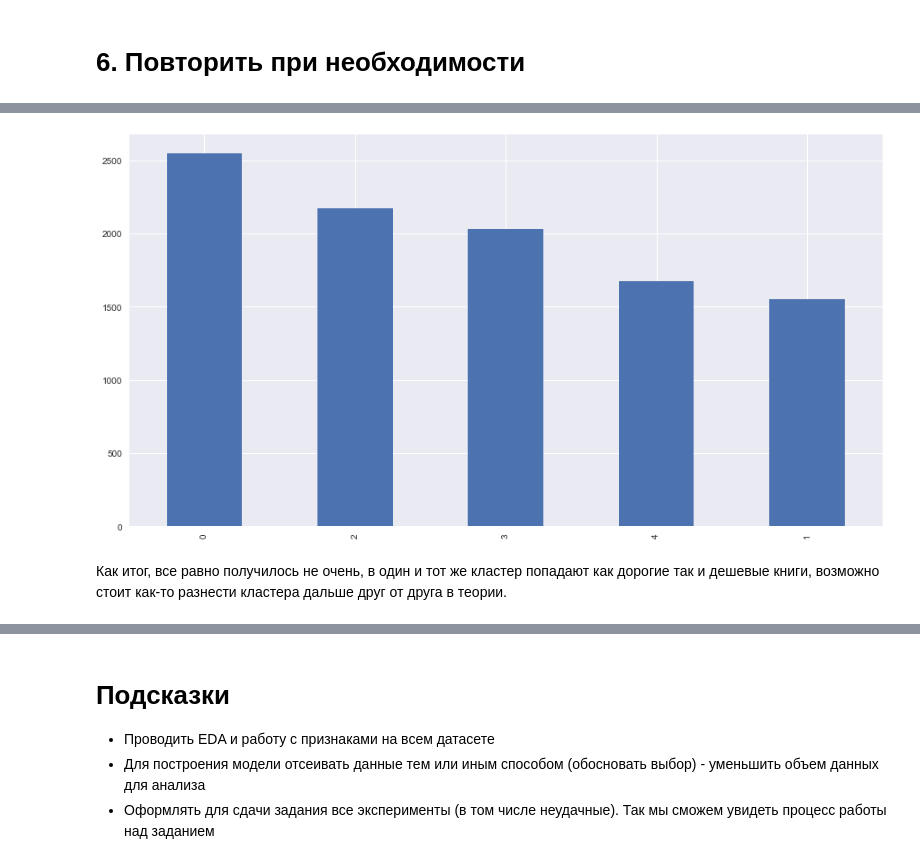
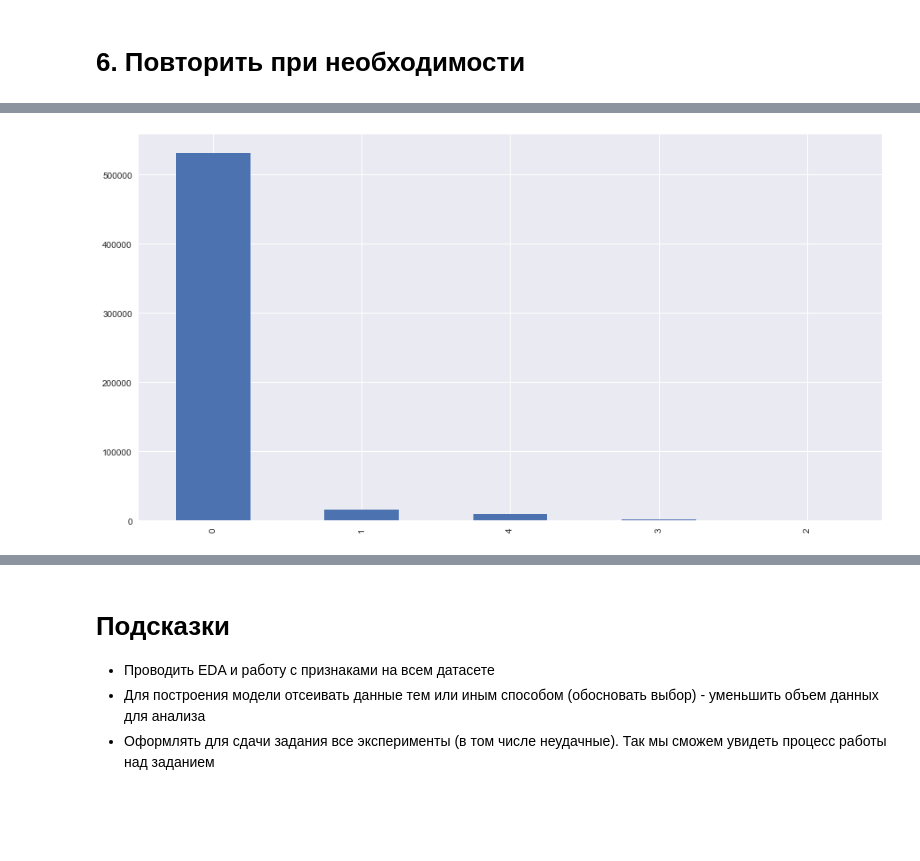
Before and after one commit to AndrewLrrr/otus-big-data, a Jupyter notebook: hw6/homework_dimred.ipynb, the cells around one changed output, grey strips where cells are left out. Drawn from its saved outputs; the diff is of its cells as text; code cells hidden in the pictures; blank space fills up the shorter version.

```diff
--- a/hw6/homework_dimred.ipynb
+++ b/hw6/homework_dimred.ipynb
@@ -492,8 +333,8 @@ plt.plot(range(2, 10), silhs);
 # %%
-n_clusters = 3
+n_clusters = 4
 kmeans = KMeans(init='k-means++', n_clusters=n_clusters)
-kmeans.fit(X)
-clusters = kmeans.predict(X)
+kmeans.fit(X_prod)
+clusters = kmeans.predict(X_prod)
 # %%
 clusters.shape
 # %% [output]
@@ -502,4 +343,4 @@ clusters.shape
 # 5. Проанализировать результат
 получилось или нет, почему, что можно улучшить, можно ли интерпретировать результат
 # %%
-df_sample['cluster'] = clusters
+df_prod['cluster'] = clusters
@@ -604,7 +401,7 @@ plt.plot(range(2, 15), silhs);
 # %%
-n_clusters = 14
+n_clusters = 5
 kmeans = KMeans(init='k-means++', n_clusters=n_clusters)
-kmeans.fit(X)
-clusters = kmeans.predict(X)
+kmeans.fit(X_prod)
+clusters = kmeans.predict(X_prod)
 # %%
-df_sample['cluster'] = clusters
+df_prod['cluster'] = clusters
@@ -636,6 +408,4 @@ df_sample[[
 # %%
-df_sample['cluster'].value_counts().plot(kind='bar');
+df_prod['cluster'].value_counts().plot(kind='bar');
 # %% [output]
-[figure, old version]
+[figure, new version]
-# %% [markdown]
-Как итог, все равно получилось не очень, в один и тот же кластер попадают как дорогие так и дешевые книги, возможно стоит как-то разнести кластера дальше друг от друга в теории.
```
Also changed, not shown: parts of 118 cells of this notebook.
